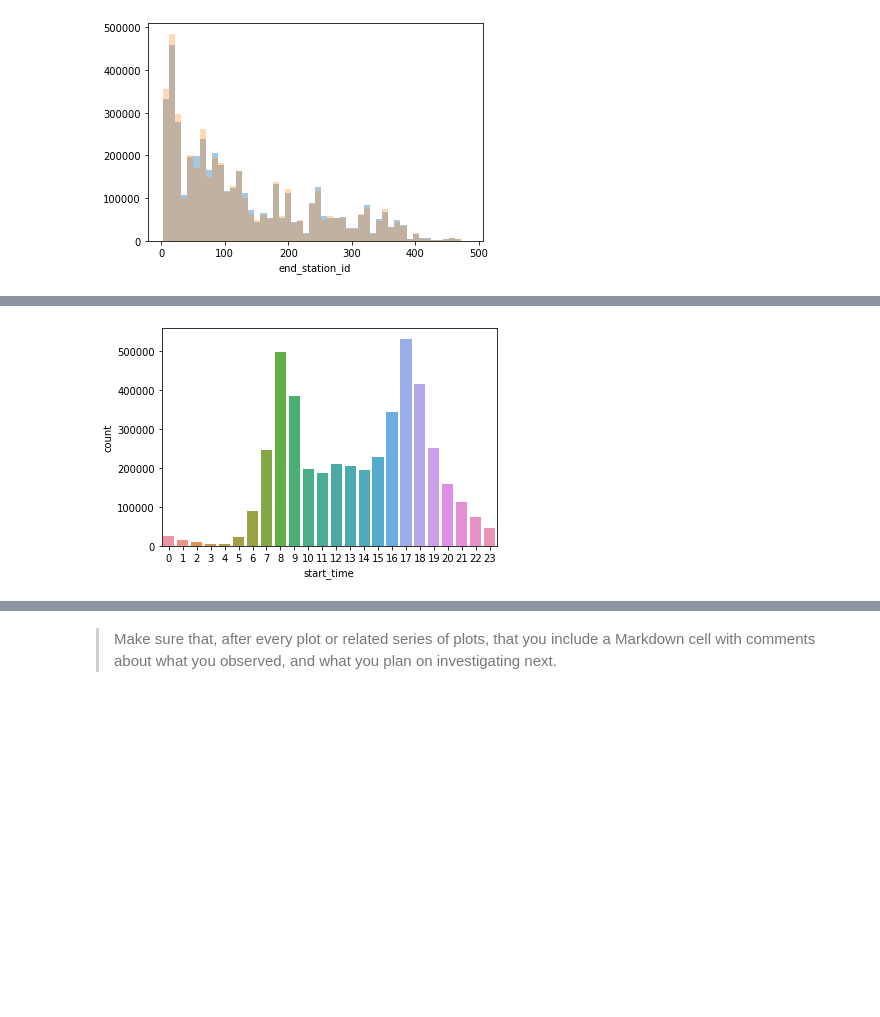
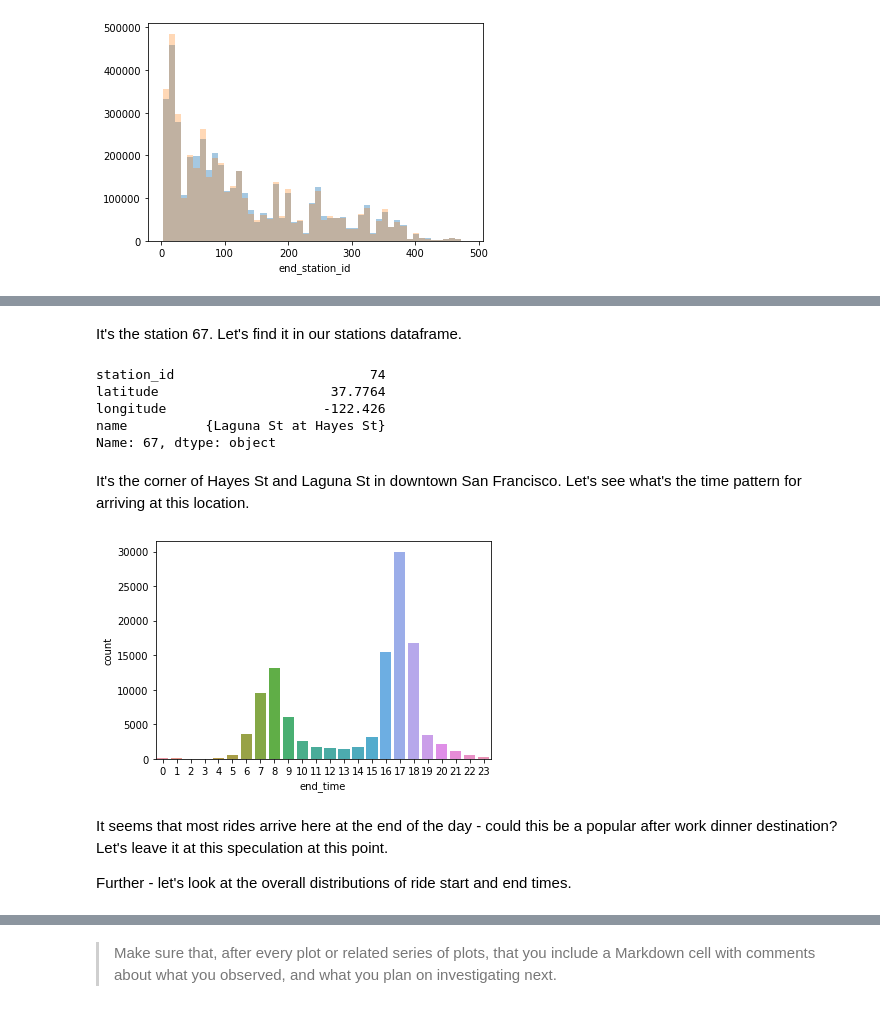
Before and after one commit to s8/udacity-DAND-part_05, a Jupyter notebook: exploration_gobike.ipynb, the cells around one changed output, grey strips where cells are left out. Cells and saved outputs as stored; diff of their text form; code cells hidden in the pictures; blank space fills up the shorter version.

```diff
--- a/exploration_gobike.ipynb
+++ b/exploration_gobike.ipynb
@@ -294,0 +307,3 @@ df_rides.end_time = pd.to_datetime(df_rides.end_time)
+# %%
+df_rides.drop (['member_gender', 'member_birth_year', 'user_type',
+                'rental_access_method','bike_share_for_all_trip'], axis=1, inplace=True)
@@ -360,4 +398,22 @@ On average the start and end stations popularity is well correlated, however som
+# %% [markdown]
+It's the station 67. Let's find it in our stations dataframe.
+# %%
+df_stations_clean.loc[67]
+# %% [output]
+station_id                         74
+latitude                      37.7764
+longitude                    -122.426
+name          {Laguna St at Hayes St}
+Name: 67, dtype: object
+# %% [markdown]
+It's the corner of Hayes St and Laguna St in downtown San Francisco. Let's see what's the time pattern for arriving at this location.
 # %%
-sb.countplot(x=df_rides.start_time.apply(lambda x: x.hour), data=df_rides);
+station_67_arrival_hours = df_rides.query('end_station_id == 67').end_time.apply(lambda x: x.hour)
+
+sb.countplot(x=station_67_arrival_hours, data=df_rides);
 # %% [output]
-[figure, old version]
+[figure, new version]
+# %% [markdown]
+It seems that most rides arrive here at the end of the day - could this be a popular after work dinner destination? Let's leave it at this speculation at this point.
+
+Further - let's look at the overall distributions of ride start and end times.
```
Also changed, not shown: parts of 33 cells of this notebook, 3 other files.
